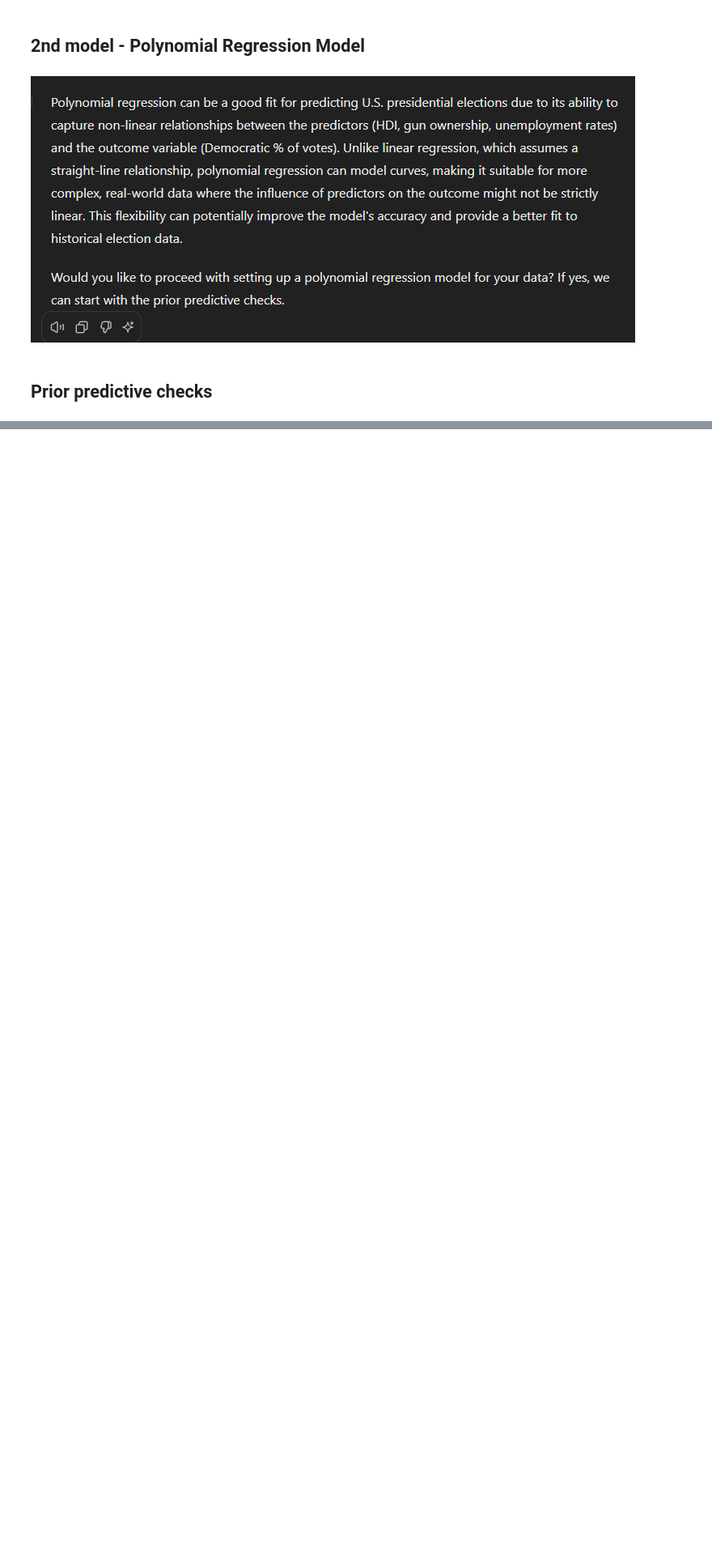
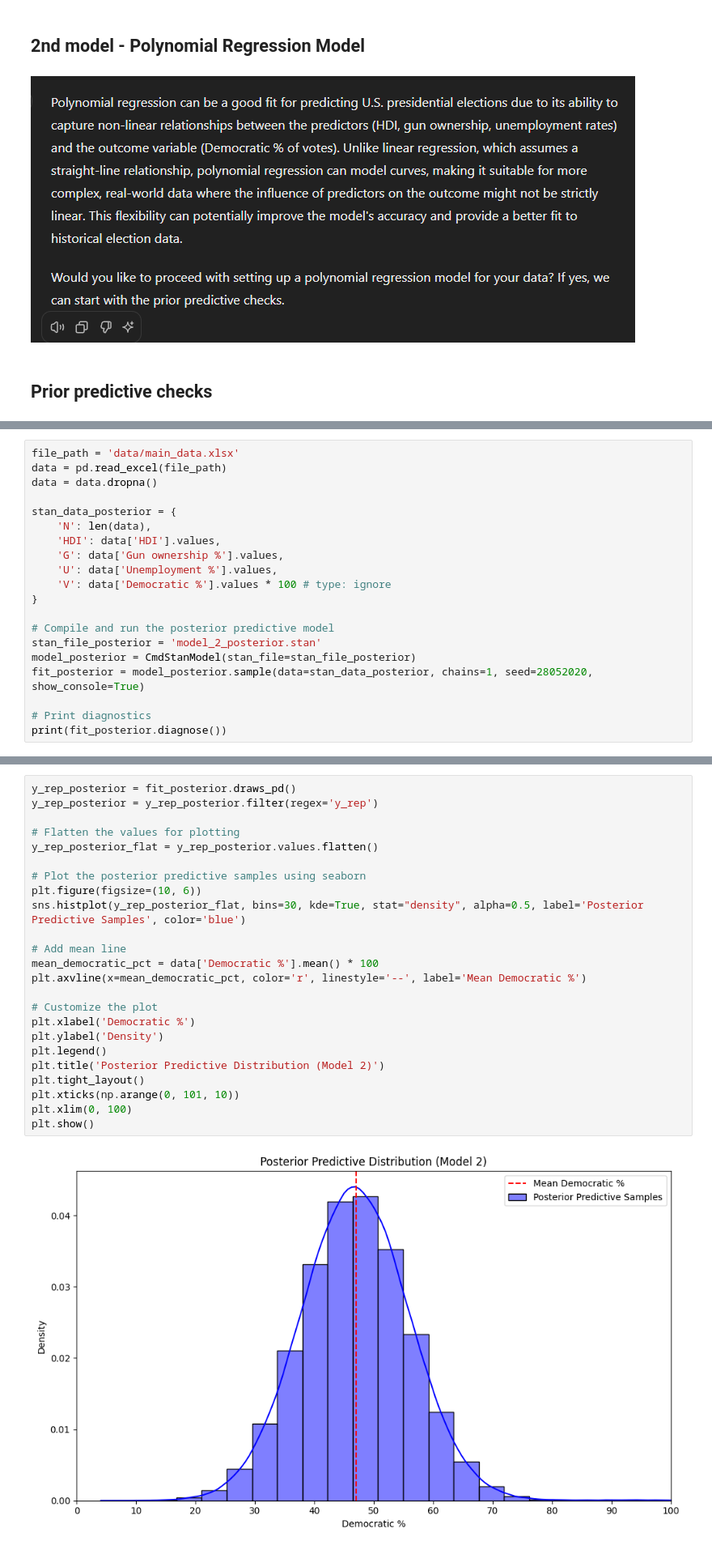
Before and after one commit to SzczypekJ/Predicting-USA-presidential-elections, a Jupyter notebook: first_model.ipynb, the cells around one changed output, grey strips where cells are left out. Shown at 81% size. Drawn from its saved outputs; the diff is of its cells as text; blank space fills up the shorter version.

Commit message:
model 2

```diff
--- a/first_model.ipynb
+++ b/first_model.ipynb
@@ -870,0 +886,20 @@ plt.show()
+# %%
+file_path = 'data/main_data.xlsx'
+data = pd.read_excel(file_path)
+data = data.dropna()
+
+stan_data_posterior = {
+    'N': len(data),
+    'HDI': data['HDI'].values,
+    'G': data['Gun ownership %'].values,
+    'U': data['Unemployment %'].values,
+    'V': data['Democratic %'].values * 100 # type: ignore
+}
+
+# Compile and run the posterior predictive model
+stan_file_posterior = 'model_2_posterior.stan'
+model_posterior = CmdStanModel(stan_file=stan_file_posterior)
+fit_posterior = model_posterior.sample(data=stan_data_posterior, chains=1, seed=28052020, show_console=True)
+
+# Print diagnostics
+print(fit_posterior.diagnose())
@@ -870,0 +943,26 @@ plt.show()
+# %%
+y_rep_posterior = fit_posterior.draws_pd()
+y_rep_posterior = y_rep_posterior.filter(regex='y_rep')
+
+# Flatten the values for plotting
+y_rep_posterior_flat = y_rep_posterior.values.flatten()
+
+# Plot the posterior predictive samples using seaborn
+plt.figure(figsize=(10, 6))
+sns.histplot(y_rep_posterior_flat, bins=30, kde=True, stat="density", alpha=0.5, label='Posterior Predictive Samples', color='blue')
+
+# Add mean line
+mean_democratic_pct = data['Democratic %'].mean() * 100
+plt.axvline(x=mean_democratic_pct, color='r', linestyle='--', label='Mean Democratic %')
+
+# Customize the plot
+plt.xlabel('Democratic %')
+plt.ylabel('Density')
+plt.legend()
+plt.title('Posterior Predictive Distribution (Model 2)')
+plt.tight_layout()
+plt.xticks(np.arange(0, 101, 10))
+plt.xlim(0, 100)
+plt.show()
+# %% [output]
+[figure, added]
```
Also changed, not shown: parts of 13 cells of this notebook, 4 other files.
